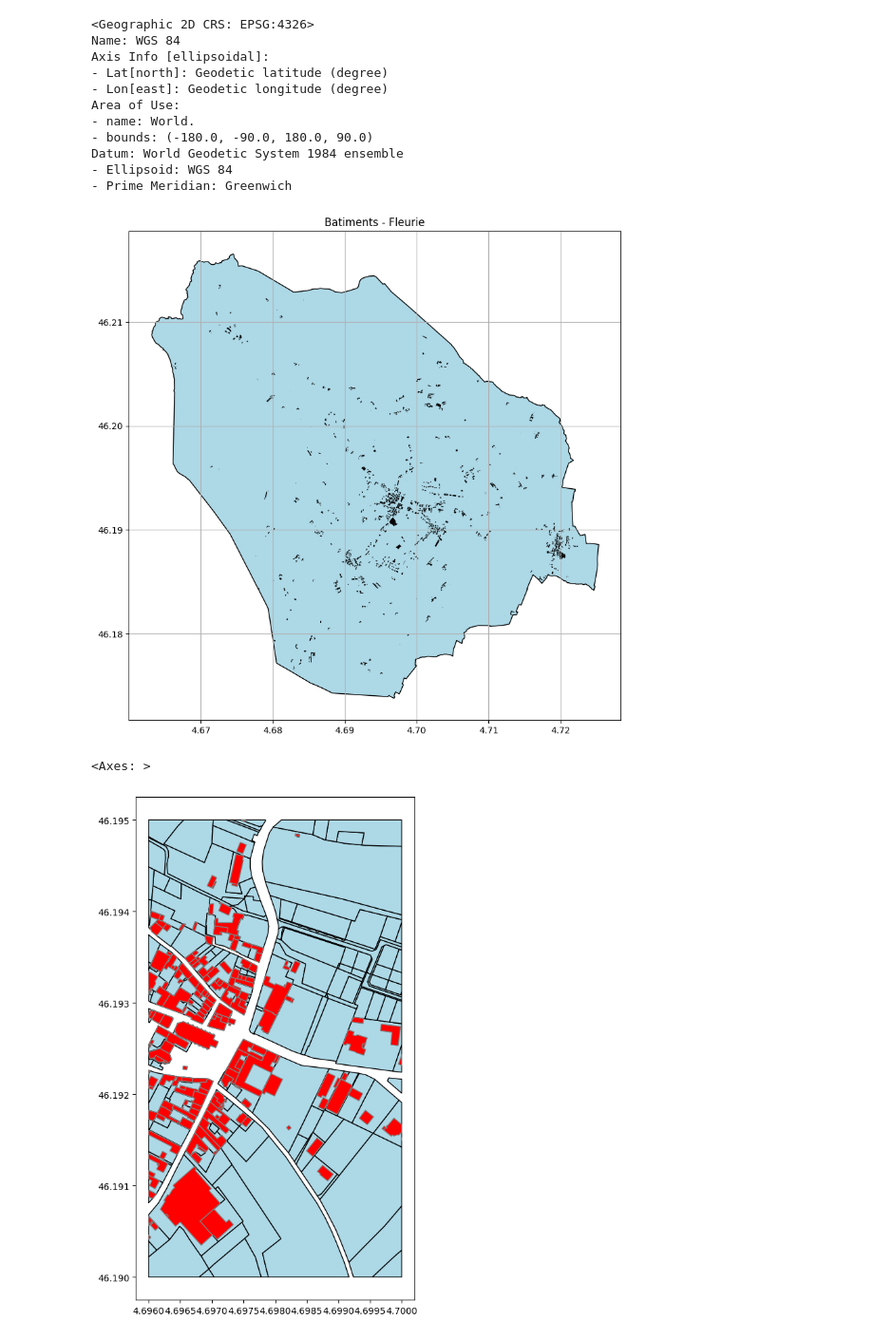
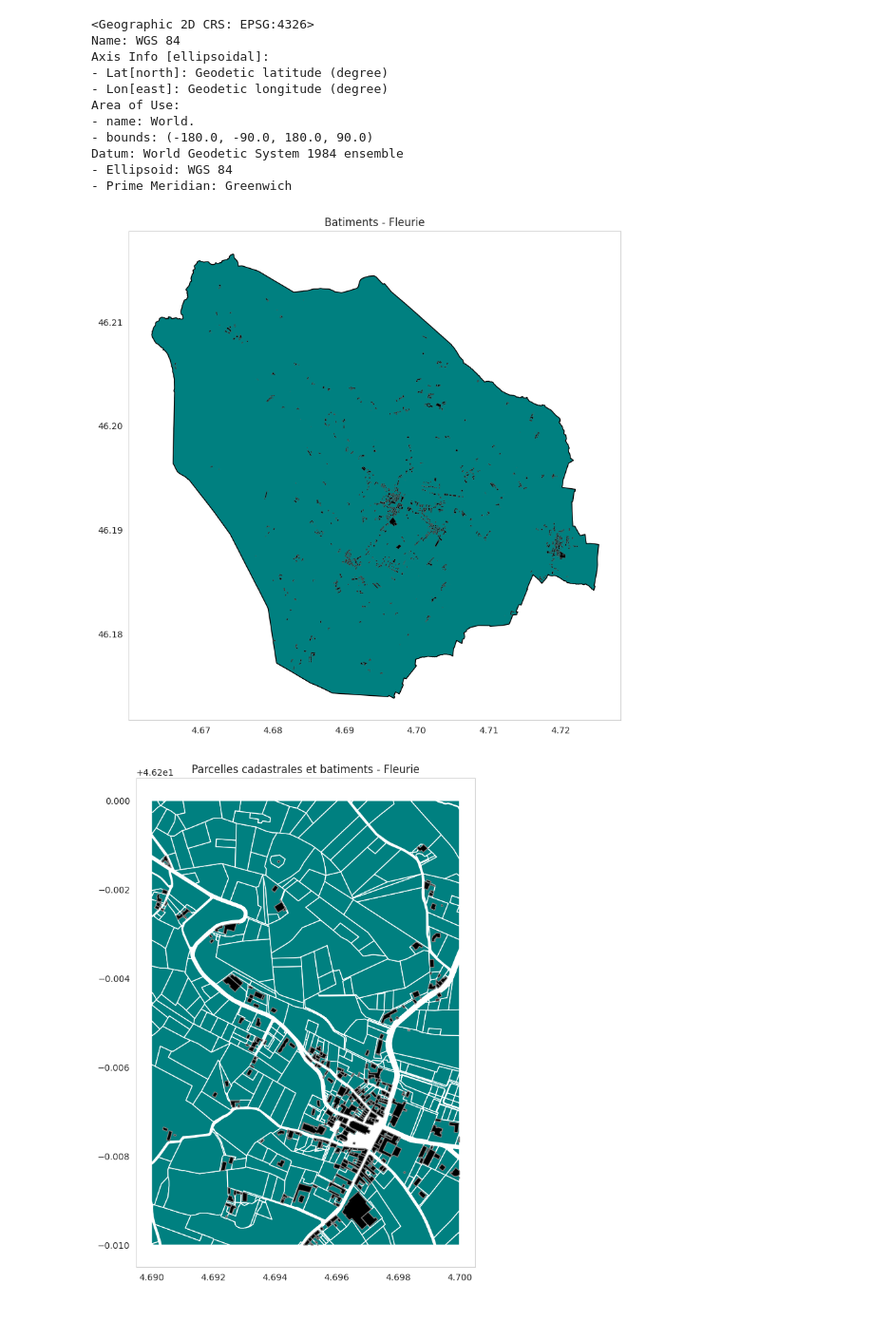
Before and after one commit to SimonJaricot/gis-fleurie, a Jupyter notebook: 01_explore_fleurie.ipynb, the cells around one changed output. Shown at 95% size. Cells and saved outputs as stored; diff of their text form; code cells hidden in the pictures.

```diff
--- a/01_explore_fleurie.ipynb
+++ b/01_explore_fleurie.ipynb
@@ -12,6 +12,10 @@ The goal of this notebook is to take advantage of Geopandas to explore the geo f
 import geopandas as gpd
 import matplotlib.pyplot as plt
 from pathlib import Path
+import seaborn as sns
+
+# Set the style of the plots
+sns.set_style("whitegrid")
 # %%
 data_path = Path('./data')
 # Look for the commune geojson file
@@ -163,36 +169,42 @@ Datum: World Geodetic System 1984 ensemble
 fig, ax = plt.subplots(figsize=(10, 10))
 commune_gdf.plot(
     ax=ax,
-    color='lightblue',
+    color='teal',
     edgecolor='black'
 )
 building_gdf.plot(
     ax=ax,
     color='k',
+    edgecolor='grey',
+    linewidth=0.2
 )
-# add grid
-ax.grid()
+ax.grid(False)
 # add title
 ax.set_title('Batiments - Fleurie')
 plt.show()
 # %% [output]
-[figure, old version]
+[figure, new version]
 # %%
-from shapely.lib import box
+# clip to the center of the commune
+center_boundaries = (4.69, 46.19, 4.70, 46.20)
+parcelle_clip = gpd.clip(parcelle_gdf, center_boundaries)
+building_clip = gpd.clip(building_gdf, center_boundaries)
 
-# clip to the center of the commune
-center_boundaries = (4.696, 46.19, 4.70, 46.195)
 fig, ax = plt.subplots(figsize=(10, 10))
-gpd.clip(parcelle_gdf, center_boundaries).plot(
-    color='lightblue',
-    edgecolor='black',
+parcelle_clip.plot(
+    color='teal',
+    edgecolor='white',
     ax=ax
 )
-gpd.clip(building_gdf, center_boundaries).plot(
-    color='red',
+building_clip.plot(
+    color='k',
     edgecolor='grey',
     ax=ax
 )
+# remove grid
+ax.grid(False)
+# add title
+ax.set_title('Parcelles cadastrales et batiments - Fleurie')
+plt.show()
 # %% [output]
-<Axes: >
-[figure, old version]
+[figure, new version]
```
Also changed, not shown: parts of 26 cells of this notebook, 1 other file.
